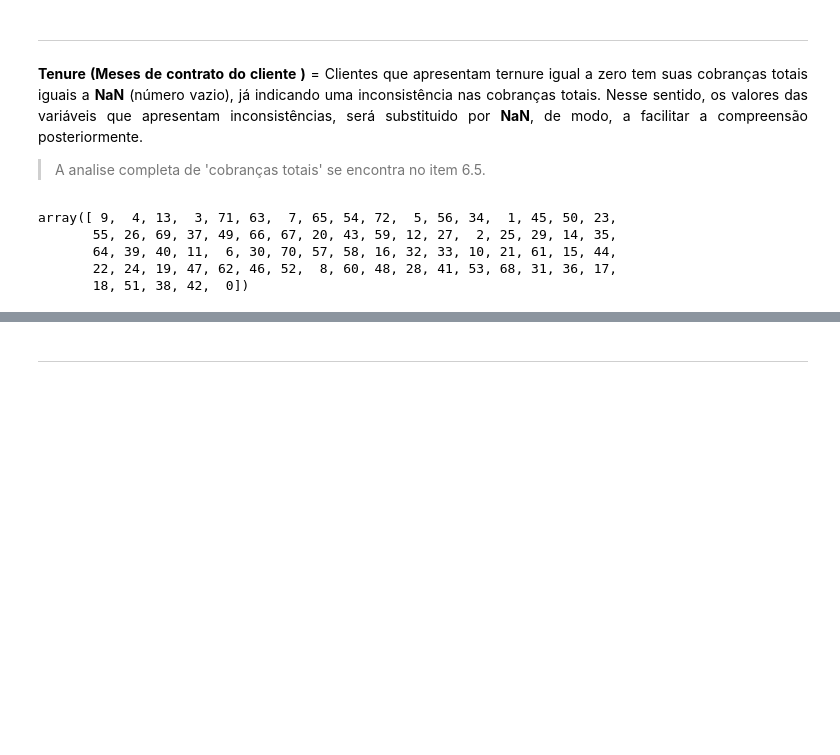
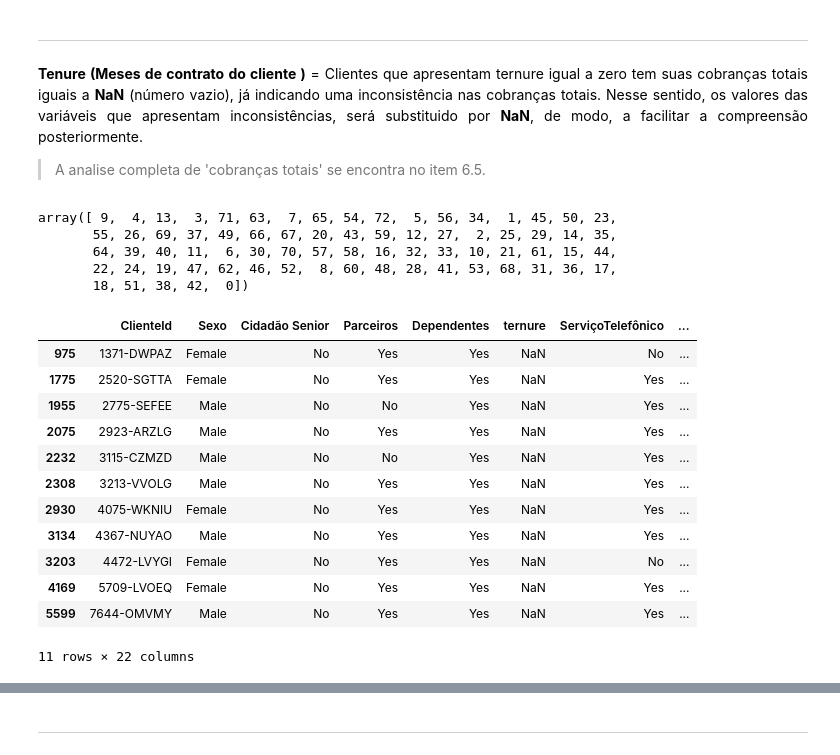
Before and after one commit to CatarinaRRF/ChurnOfClients-AluraVoz, a Jupyter notebook: data_analises/Analysis_Report_I_Data_processing.ipynb, the cells around one changed output, grey strips where cells are left out. Saved outputs shown, nothing was run; the diff lists cells and outputs as text; code cells hidden in the pictures; blank space fills up the shorter version.

```diff
--- a/data_analises/Analysis_Report_I_Data_processing.ipynb
+++ b/data_analises/Analysis_Report_I_Data_processing.ipynb
@@ -343,3 +345,22 @@ array([ 9,  4, 13,  3, 71, 63,  7, 65, 54, 72,  5, 56, 34,  1, 45, 50, 23,
        18, 51, 38, 42,  0])
 # %%
 df_limpo.loc[info_cliente['ternure'] == 0]
+# %%
+for mes in 'ternure':
+  df_limpo.replace(0, np.nan, inplace = True)
+
+df_limpo.loc[info_cliente['ternure'] == 0]
+# %% [output]
+|  | ClienteId | Sexo | Cidadão Senior | Parceiros | Dependentes | ternure | ServiçoTelefônico | ... |
+| 975 | 1371-DWPAZ | Female | No | Yes | Yes | NaN | No | ... |
+| 1775 | 2520-SGTTA | Female | No | Yes | Yes | NaN | Yes | ... |
+| 1955 | 2775-SEFEE | Male | No | No | Yes | NaN | Yes | ... |
+| 2075 | 2923-ARZLG | Male | No | Yes | Yes | NaN | Yes | ... |
+| 2232 | 3115-CZMZD | Male | No | No | Yes | NaN | Yes | ... |
+| 2308 | 3213-VVOLG | Male | No | Yes | Yes | NaN | Yes | ... |
+| 2930 | 4075-WKNIU | Female | No | Yes | Yes | NaN | Yes | ... |
+| 3134 | 4367-NUYAO | Male | No | Yes | Yes | NaN | Yes | ... |
+| 3203 | 4472-LVYGI | Female | No | Yes | Yes | NaN | No | ... |
+| 4169 | 5709-LVOEQ | Female | No | Yes | Yes | NaN | Yes | ... |
+| 5599 | 7644-OMVMY | Male | No | Yes | Yes | NaN | Yes | ... |
+11 rows × 22 columns
```
Also changed, not shown: parts of 6 cells of this notebook.
